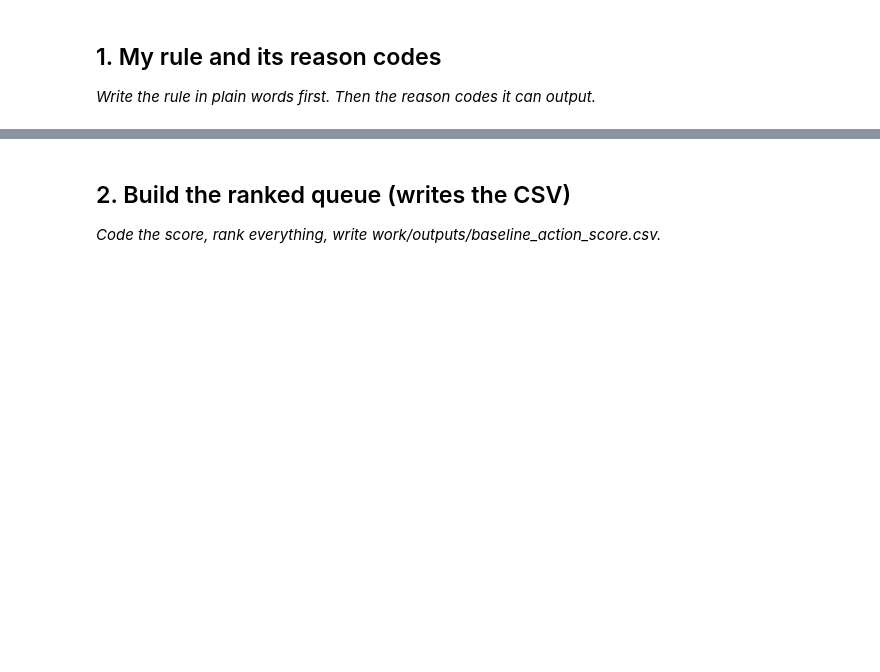
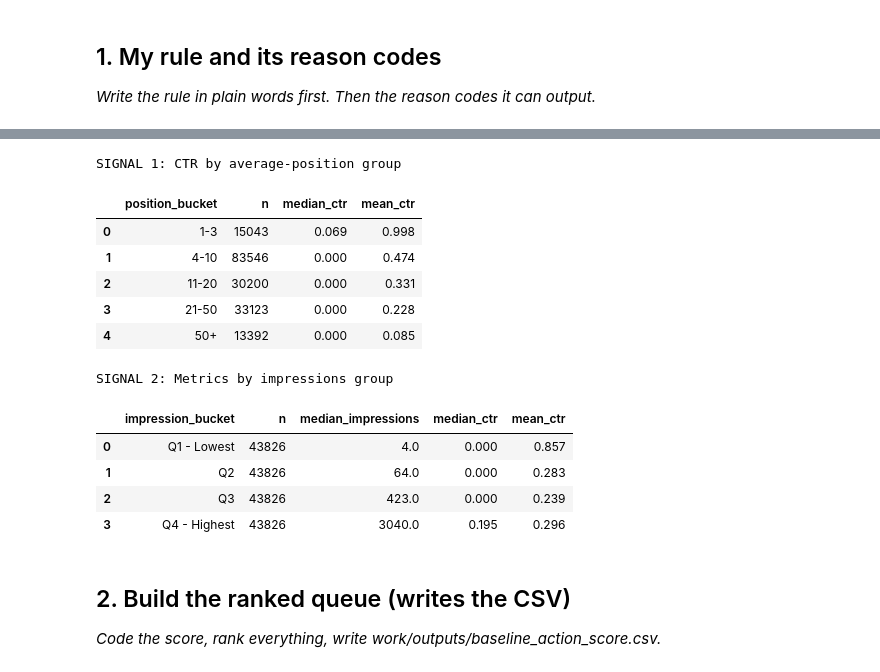
Before and after one commit to irene1407/ML-1, a Jupyter notebook: work/notebooks/w04_baseline_score.ipynb, the cells around one changed output, grey strips where cells are left out. Cells and saved outputs as stored; diff of their text form; code cells hidden in the pictures; blank space fills up the shorter version.

```diff
--- a/work/notebooks/w04_baseline_score.ipynb
+++ b/work/notebooks/w04_baseline_score.ipynb
@@ -16,3 +100,64 @@ This skeleton is yours to fill. Work the sections **in order** — each one has
+# %%
+# Position groups
+position_bins = [0, 3, 10, 20, 50, np.inf]
+position_labels = ["1-3", "4-10", "11-20", "21-50", "50+"]
+
+df["position_bucket"] = pd.cut(
+    df["avg_position"],
+    bins=position_bins,
+    labels=position_labels,
+    right=True
+)
+
+# Signal 1: CTR by average-position group
+signal_1 = (
+    df.groupby("position_bucket", observed=False)
+      .agg(
+          n=("content_hash_id", "count"),
+          median_ctr=("march_ctr", "median"),
+          mean_ctr=("march_ctr", "mean")
+      )
+      .reset_index()
+)
+
+print("SIGNAL 1: CTR by average-position group")
+display(signal_1.round(3))
+
+# Signal 2: impressions by visibility quartile
+# Rank first ensures that qcut can form four groups even with tied values.
+df["impression_bucket"] = pd.qcut(
+    df["impressions"].rank(method="first"),
+    q=4,
+    labels=["Q1 - Lowest", "Q2", "Q3", "Q4 - Highest"]
+)
+
+signal_2 = (
+    df.groupby("impression_bucket", observed=False)
+      .agg(
+          n=("content_hash_id", "count"),
+          median_impressions=("impressions", "median"),
+          median_ctr=("march_ctr", "median"),
+          mean_ctr=("march_ctr", "mean")
+      )
+      .reset_index()
+)
+
+print("SIGNAL 2: Metrics by impressions group")
+display(signal_2.round(3))
+# %% [output]
+SIGNAL 1: CTR by average-position group
+|  | position_bucket | n | median_ctr | mean_ctr |
+| 0 | 1-3 | 15043 | 0.069 | 0.998 |
+| 1 | 4-10 | 83546 | 0.000 | 0.474 |
+| 2 | 11-20 | 30200 | 0.000 | 0.331 |
+| 3 | 21-50 | 33123 | 0.000 | 0.228 |
+| 4 | 50+ | 13392 | 0.000 | 0.085 |
+SIGNAL 2: Metrics by impressions group
+|  | impression_bucket | n | median_impressions | median_ctr | mean_ctr |
+| 0 | Q1 - Lowest | 43826 | 4.0 | 0.000 | 0.857 |
+| 1 | Q2 | 43826 | 64.0 | 0.000 | 0.283 |
+| 2 | Q3 | 43826 | 423.0 | 0.000 | 0.239 |
+| 3 | Q4 - Highest | 43826 | 3040.0 | 0.195 | 0.296 |
 # %% [markdown]
 ## 2. Build the ranked queue (writes the CSV)
 
```
Also changed, not shown: parts of 19 cells of this notebook.
